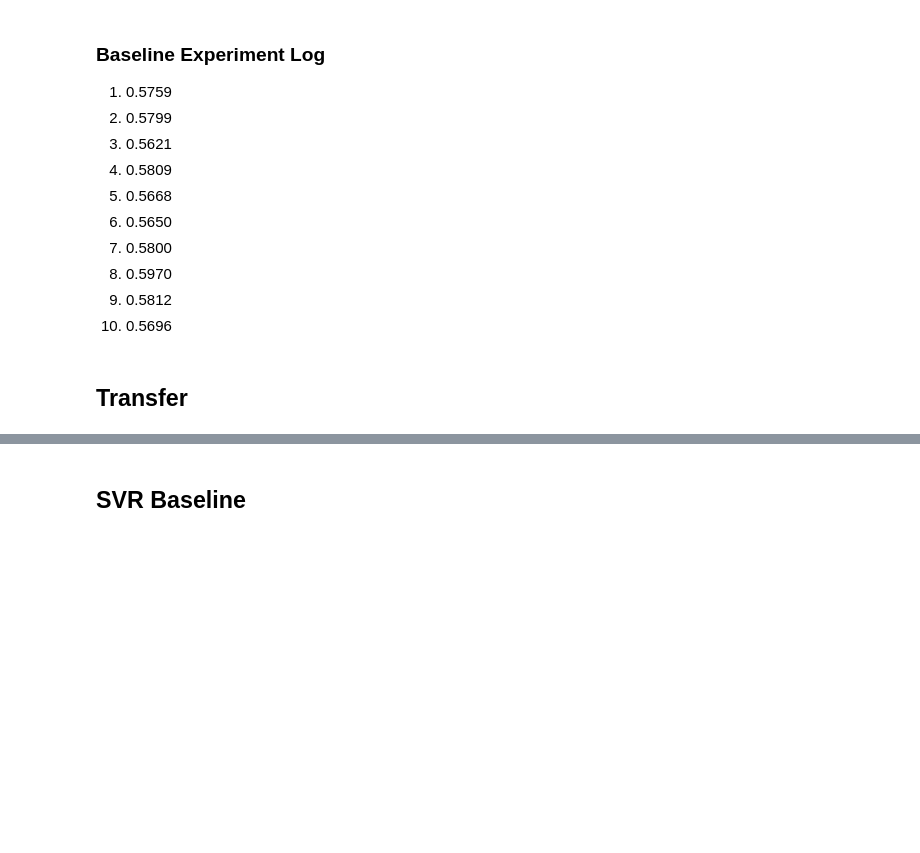
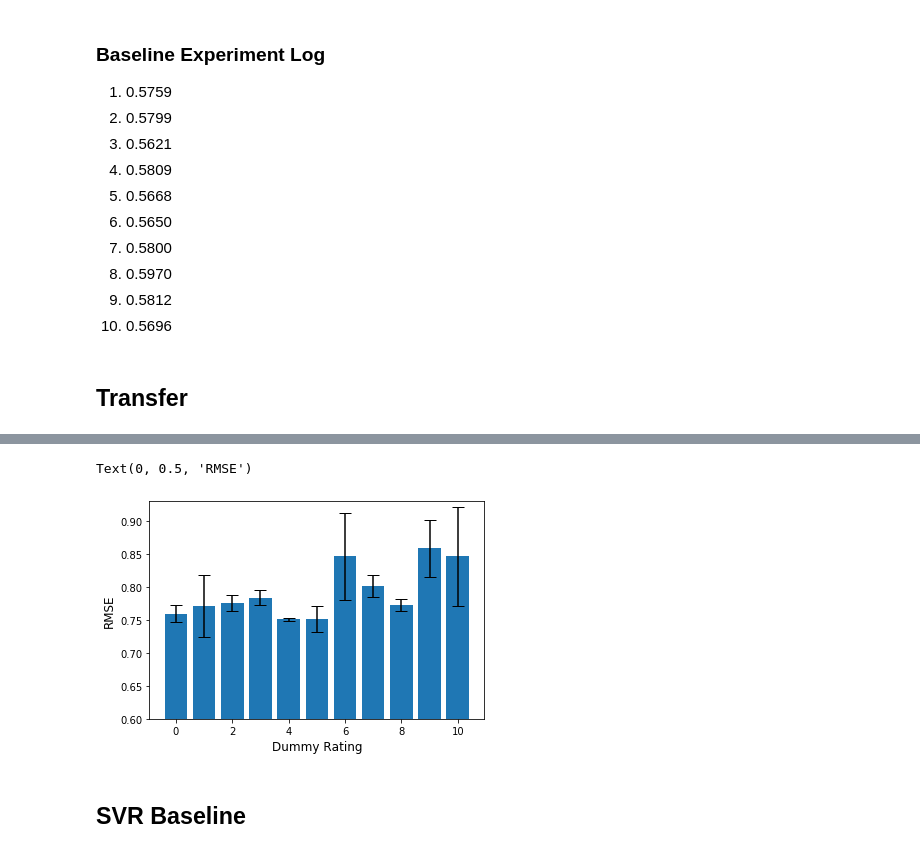
Before and after one commit to MariusAnje/Movie_Transfer, a Jupyter notebook: Input_Tutorial_method1.ipynb, the cells around one changed output, grey strips where cells are left out. Drawn from its saved outputs; the diff is of its cells as text; code cells hidden in the pictures; blank space fills up the shorter version.

```diff
--- a/Input_Tutorial_method1.ipynb
+++ b/Input_Tutorial_method1.ipynb
@@ -242,3 +196,33 @@ train(400)
+# %%
+### Transfer Experiment Log
+# Dummy from 10 to 0
+import numpy as np
+from matplotlib import pyplot as plt
+results = np.array([
+    [ 0.7434, 0.9122, 0.5614, 0.6050, 0.7922],
+    [ 0.7883, 0.6051, 0.7863, 0.7953, 0.7238],
+    [ 0.6023, 0.5829, 0.6209, 0.5828, 0.5941],
+    [ 0.5996, 0.6643, 0.6754, 0.6413, 0.6284],
+    [ 0.7778, 0.8221, 0.5897, 0.5838, 0.8313],
+    [ 0.5475, 0.6244, 0.5576, 0.5408, 0.5596],
+    [ 0.5587, 0.5641, 0.5684, 0.5684, 0.5623],
+    [ 0.5927, 0.6364, 0.6037, 0.6037, 0.6364],
+    [ 0.6093, 0.5988, 0.5695, 0.6039, 0.6277],
+    [ 0.7500, 0.5535, 0.5578, 0.5623, 0.5652],
+    [ 0.5564, 0.5637, 0.5995, 0.5636, 0.6034]
+])
+results = np.sqrt(results)
+res_mean = results.mean(axis=1)[::-1]
+res_std = results.std(axis=1)[::-1]
+# %%
+x_pos = np.arange(len(res_mean))
+plt.bar(x_pos, res_mean, yerr=res_std, capsize=6)
+plt.ylim(0.6,0.93)
+plt.xlabel("Dummy Rating", fontsize=12)
+plt.ylabel("RMSE", fontsize=12)
+# %% [output]
+Text(0, 0.5, 'RMSE')
+[figure, added]
 # %% [markdown]
 ## SVR Baseline
 # %%
```
Also changed, not shown: parts of 2 cells of this notebook.
